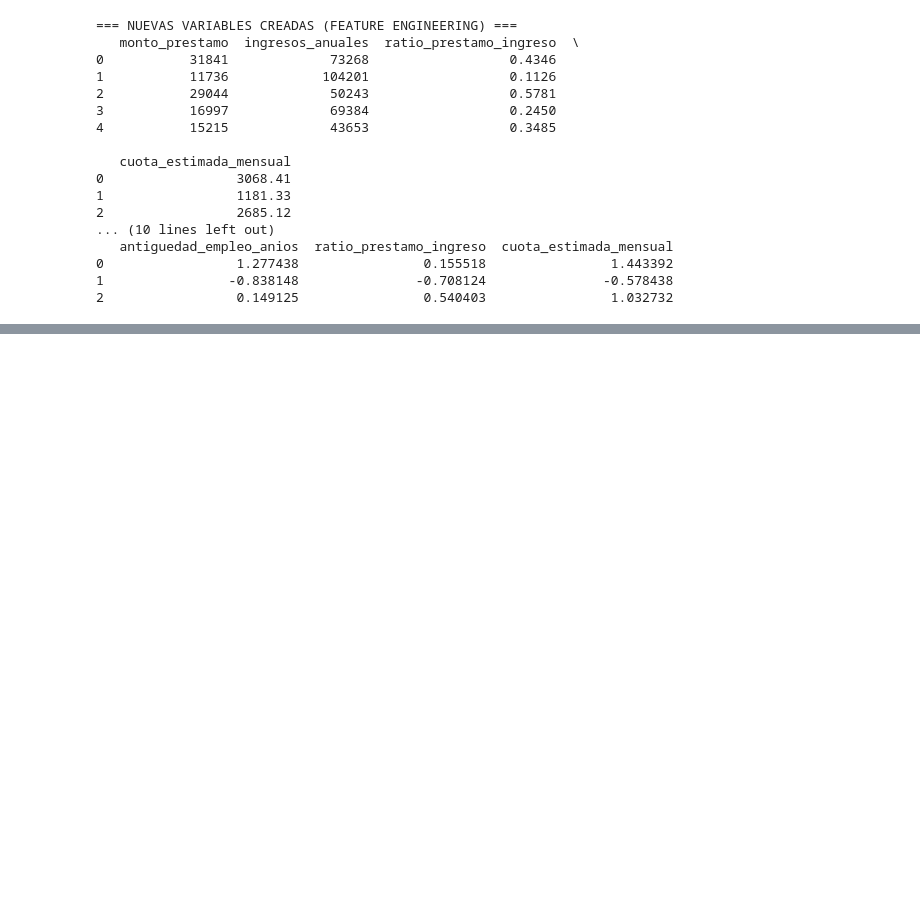
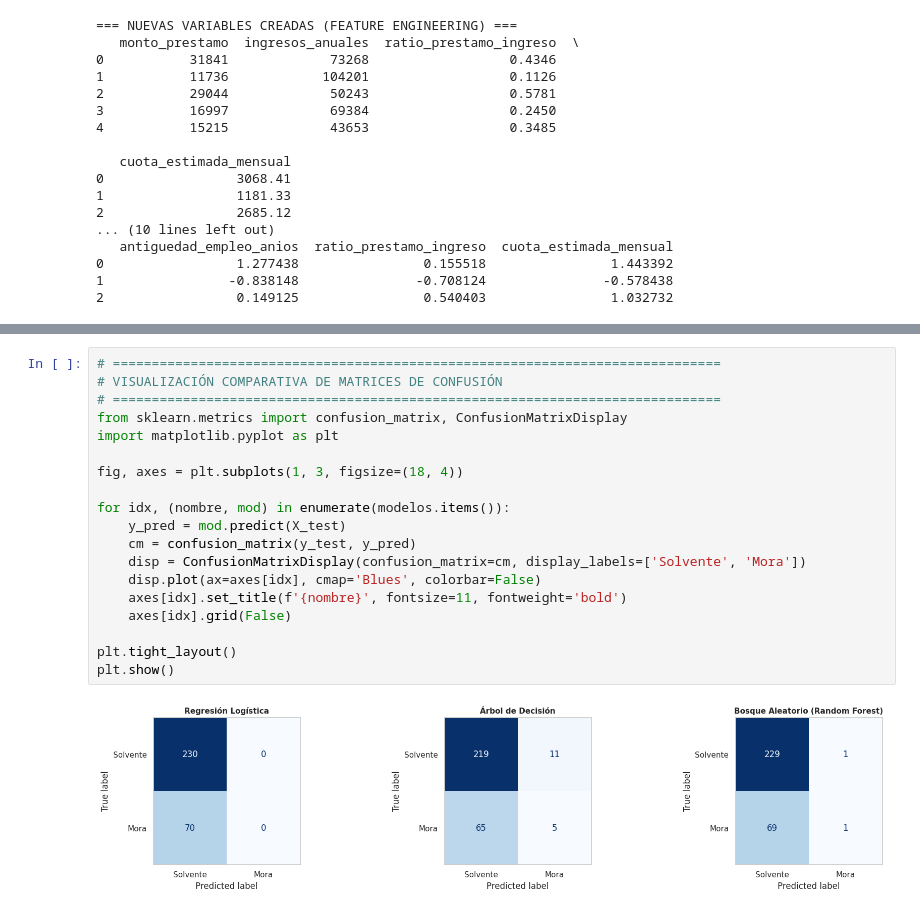
Before and after one commit to kvcmoreira/mineria-datos-riesgo-crediticio-uea, a Jupyter notebook: Practico_Experimental_Mineria_Datos_Riesgo_Crediticio.ipynb, the cells around one changed output, grey strips where cells are left out. Drawn from its saved outputs; the diff is of its cells as text; blank space fills up the shorter version.

```diff
--- a/Practico_Experimental_Mineria_Datos_Riesgo_Crediticio.ipynb
+++ b/Practico_Experimental_Mineria_Datos_Riesgo_Crediticio.ipynb
@@ -210,0 +349,21 @@ print(X_scaled_df.head(3))
+# %%
+# ==============================================================================
+# VISUALIZACIÓN COMPARATIVA DE MATRICES DE CONFUSIÓN
+# ==============================================================================
+from sklearn.metrics import confusion_matrix, ConfusionMatrixDisplay
+import matplotlib.pyplot as plt
+
+fig, axes = plt.subplots(1, 3, figsize=(18, 4))
+
+for idx, (nombre, mod) in enumerate(modelos.items()):
+    y_pred = mod.predict(X_test)
+    cm = confusion_matrix(y_test, y_pred)
+    disp = ConfusionMatrixDisplay(confusion_matrix=cm, display_labels=['Solvente', 'Mora'])
+    disp.plot(ax=axes[idx], cmap='Blues', colorbar=False)
+    axes[idx].set_title(f'{nombre}', fontsize=11, fontweight='bold')
+    axes[idx].grid(False)
+
+plt.tight_layout()
+plt.show()
+# %% [output]
+[figure, added]
```
Also changed, not shown: parts of 10 cells of this notebook.
